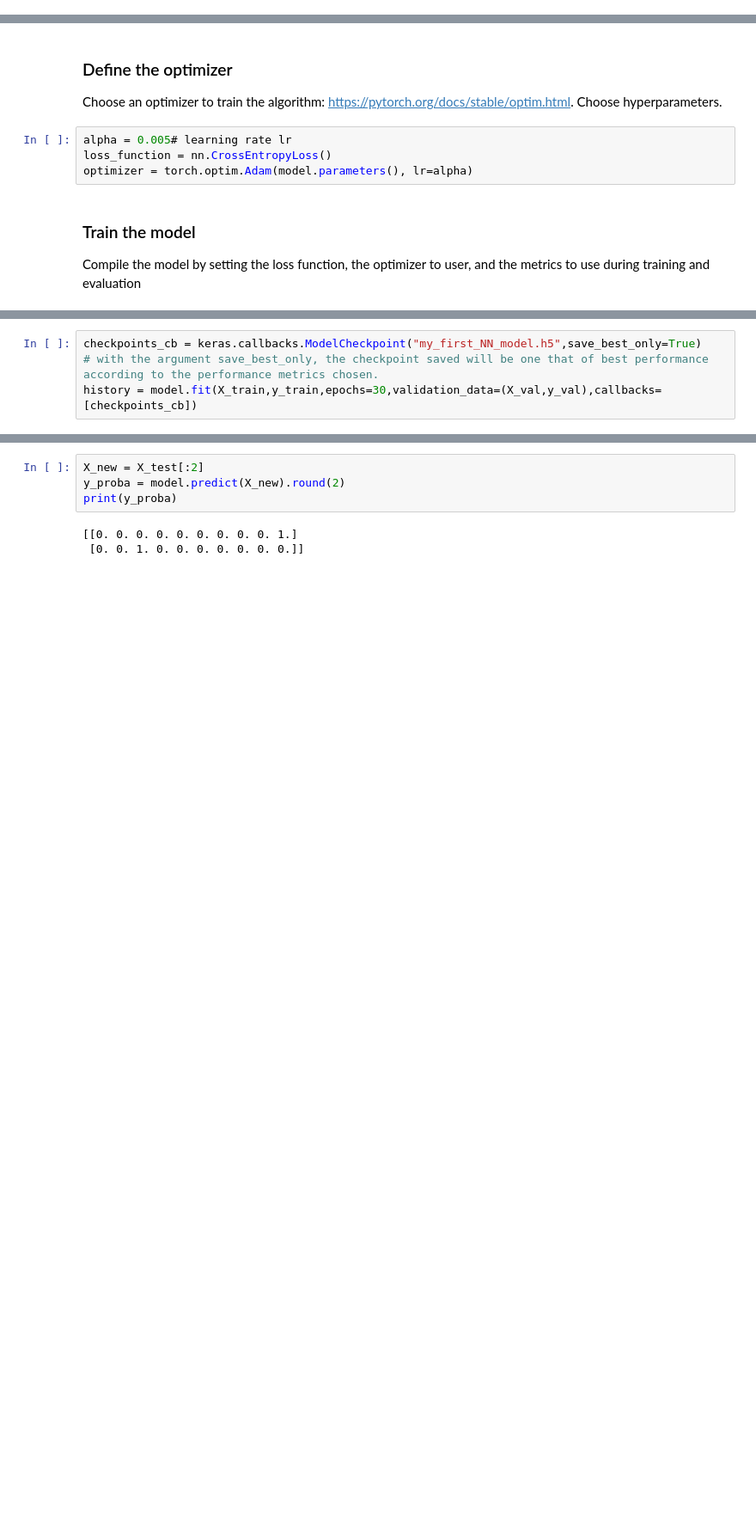
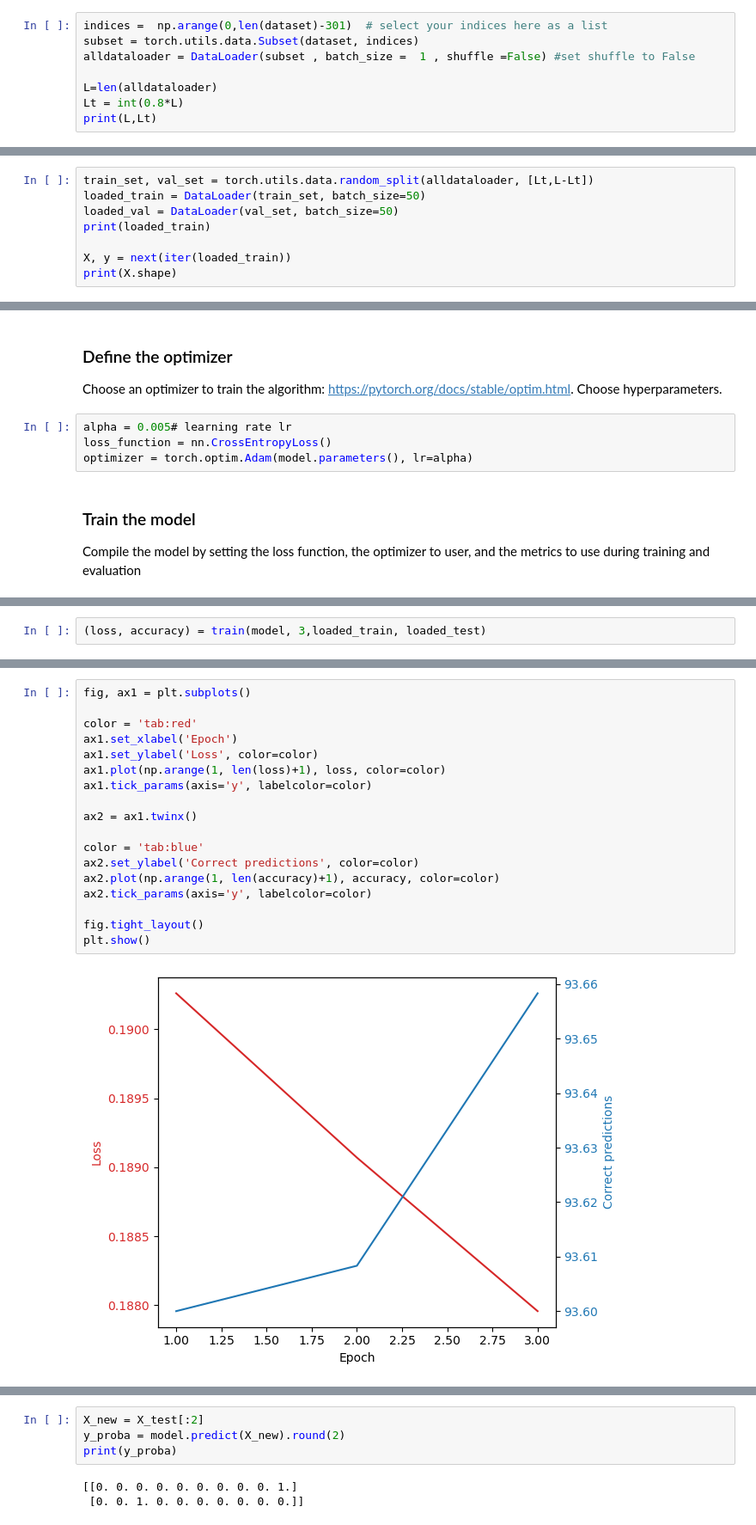
Before and after one commit to zomungGITHUB/MLGeo-2023, a Jupyter notebook: tutorials/mlgeo_4.2_MultiLayerPerceptron.ipynb, the cells around one changed output, grey strips where cells are left out. Shown at 86% size. Drawn from its saved outputs; the diff is of its cells as text; blank space fills up the shorter version.

```diff
--- a/tutorials/mlgeo_4.2_MultiLayerPerceptron.ipynb
+++ b/tutorials/mlgeo_4.2_MultiLayerPerceptron.ipynb
@@ -122,0 +140,8 @@ torch.Size([50, 1, 28, 28])
+# %%
+indices =  np.arange(0,len(dataset)-301)  # select your indices here as a list
+subset = torch.utils.data.Subset(dataset, indices)
+alldataloader = DataLoader(subset , batch_size =  1 , shuffle =False) #set shuffle to False
+
+L=len(alldataloader)
+Lt = int(0.8*L)
+print(L,Lt)
@@ -123,3 +152,11 @@ torch.Size([50, 1, 28, 28])
+# %%
+train_set, val_set = torch.utils.data.random_split(alldataloader, [Lt,L-Lt])
+loaded_train = DataLoader(train_set, batch_size=50)
+loaded_val = DataLoader(val_set, batch_size=50)
+print(loaded_train)
+
+X, y = next(iter(loaded_train))
+print(X.shape)
 # %%
   # Set fixed random number seed
 torch.manual_seed(42)
@@ -230,5 +224 @@ print('Training process has finished.')
 During the fitting, it may be important to save intermediate steps and maybe revert back to earlier version of the training. For this, we will use **checkpoints** to save the model at regular intervals during the training.
-# %%
-checkpoints_cb = keras.callbacks.ModelCheckpoint("my_first_NN_model.h5",save_best_only=True)
-# with the argument save_best_only, the checkpoint saved will be one that of best performance according to the performance metrics chosen.
-history = model.fit(X_train,y_train,epochs=30,validation_data=(X_val,y_val),callbacks=[checkpoints_cb])
@@ -265,0 +308,2 @@ model.evaluate(X_test,y_test)
+# %%
+(loss, accuracy) = train(model, 3,loaded_train, loaded_test)
@@ -265,0 +316,20 @@ model.evaluate(X_test,y_test)
+# %%
+fig, ax1 = plt.subplots()
+
+color = 'tab:red'
+ax1.set_xlabel('Epoch')
+ax1.set_ylabel('Loss', color=color)
+ax1.plot(np.arange(1, len(loss)+1), loss, color=color)
+ax1.tick_params(axis='y', labelcolor=color)
+
+ax2 = ax1.twinx()
+
+color = 'tab:blue'
+ax2.set_ylabel('Correct predictions', color=color)
+ax2.plot(np.arange(1, len(accuracy)+1), accuracy, color=color)
+ax2.tick_params(axis='y', labelcolor=color)
+
+fig.tight_layout()
+plt.show()
+# %% [output]
+[figure, added]
```
Also changed, not shown: parts of 19 cells of this notebook, 1 other file.
